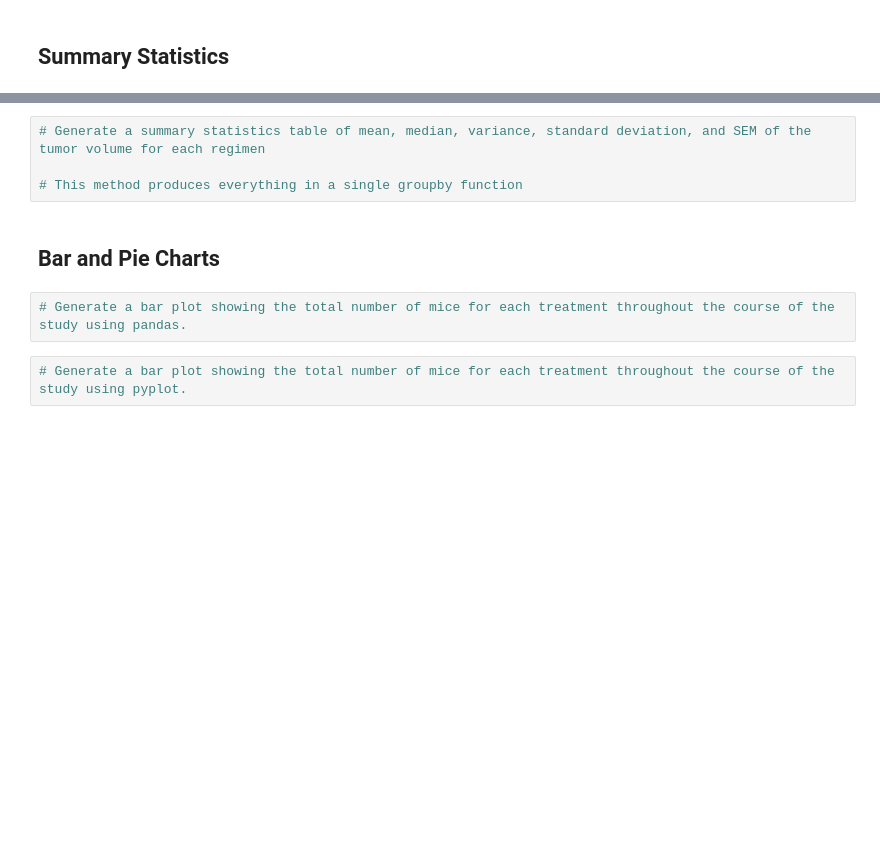
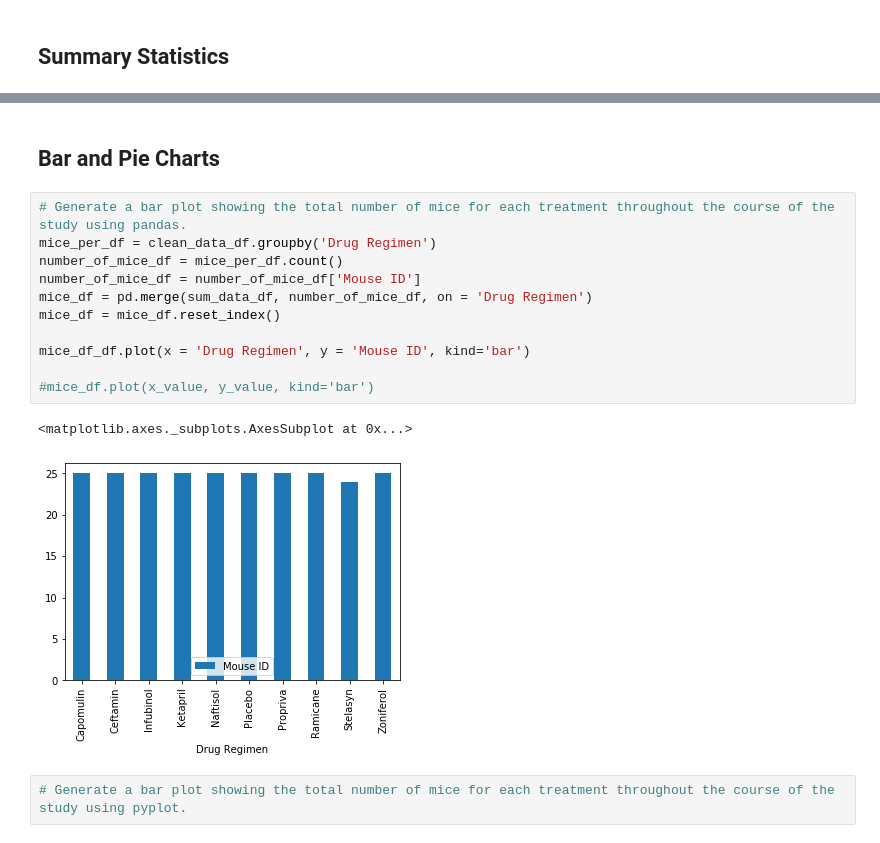
Before and after one commit to j1candel/matplotlib-challenge, a Jupyter notebook: Pymaceuticals/pymaceuticals_starter.ipynb, the cells around one changed output, grey strips where cells are left out. Drawn from its saved outputs; the diff is of its cells as text; blank space fills up the shorter version.

Commit message:
pandas  bar plot complete

```diff
--- a/Pymaceuticals/pymaceuticals_starter.ipynb
+++ b/Pymaceuticals/pymaceuticals_starter.ipynb
@@ -129,11 +145,19 @@ sum_data_df
-# %%
-# Generate a summary statistics table of mean, median, variance, standard deviation, and SEM of the tumor volume for each regimen
-
-# This method produces everything in a single groupby function
 # %% [markdown]
 ## Bar and Pie Charts
 # %%
 # Generate a bar plot showing the total number of mice for each treatment throughout the course of the study using pandas.
+mice_per_df = clean_data_df.groupby('Drug Regimen')
+number_of_mice_df = mice_per_df.count()
+number_of_mice_df = number_of_mice_df['Mouse ID']
+mice_df = pd.merge(sum_data_df, number_of_mice_df, on = 'Drug Regimen')
+mice_df = mice_df.reset_index()
+
+mice_df_df.plot(x = 'Drug Regimen', y = 'Mouse ID', kind='bar')
+
+#mice_df.plot(x_value, y_value, kind='bar')
+# %% [output]
+<matplotlib.axes._subplots.AxesSubplot at 0x...>
+[figure, added]
 # %%
 # Generate a bar plot showing the total number of mice for each treatment throughout the course of the study using pyplot.
 # %%
```
Also changed, not shown: parts of 4 cells of this notebook.
